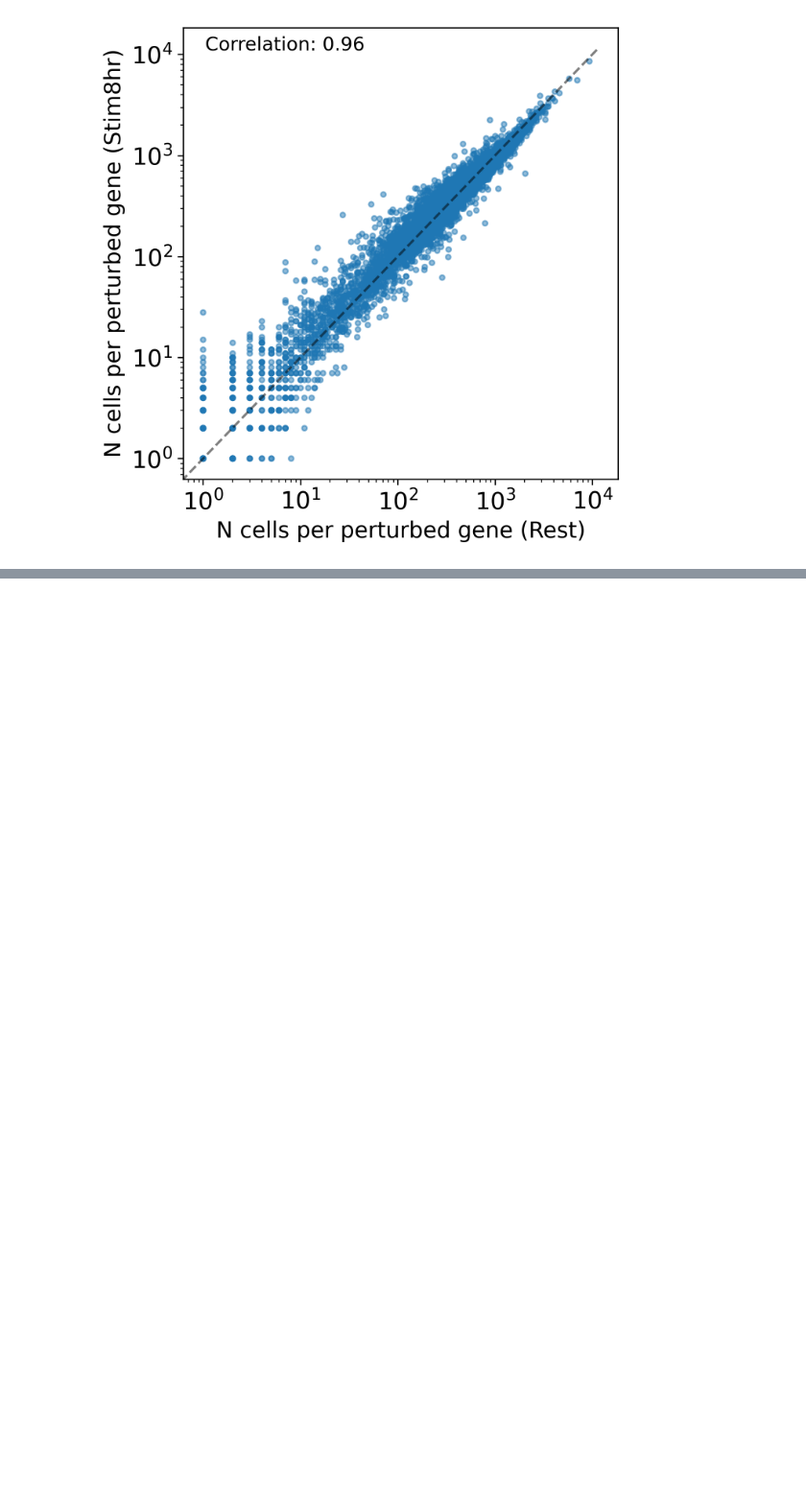
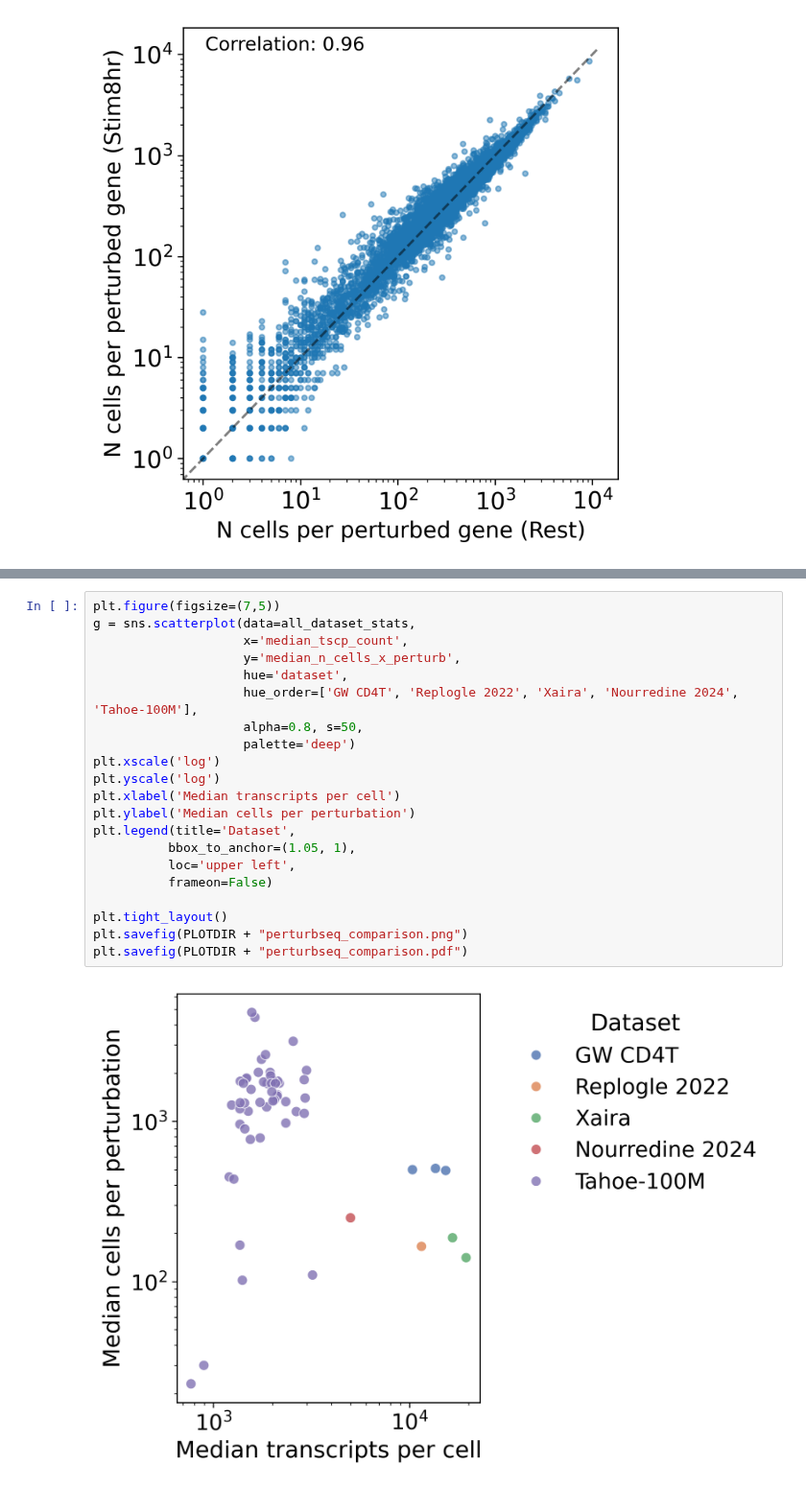
Before and after one commit to emdann/GWT_perturbseq_analysis_2025, a Jupyter notebook: src/1_preprocess/qc_final.ipynb, the cells around one changed output, grey strips where cells are left out. Shown at 96% size. Cells and saved outputs as stored; diff of their text form; blank space fills up the shorter version.

```diff
--- a/src/1_preprocess/qc_final.ipynb
+++ b/src/1_preprocess/qc_final.ipynb
@@ -450,0 +566,23 @@ plt.tight_layout()
+# %%
+plt.figure(figsize=(7,5))
+g = sns.scatterplot(data=all_dataset_stats,
+                    x='median_tscp_count',
+                    y='median_n_cells_x_perturb',
+                    hue='dataset',
+                    hue_order=['GW CD4T', 'Replogle 2022', 'Xaira', 'Nourredine 2024', 'Tahoe-100M'],
+                    alpha=0.8, s=50,
+                    palette='deep')
+plt.xscale('log')
+plt.yscale('log')
+plt.xlabel('Median transcripts per cell')
+plt.ylabel('Median cells per perturbation')
+plt.legend(title='Dataset',
+          bbox_to_anchor=(1.05, 1),
+          loc='upper left',
+          frameon=False)
+
+plt.tight_layout()
+plt.savefig(PLOTDIR + "perturbseq_comparison.png")
+plt.savefig(PLOTDIR + "perturbseq_comparison.pdf")
+# %% [output]
+[figure, added]
```
Also changed, not shown: parts of 12 cells of this notebook, 2 other files.
